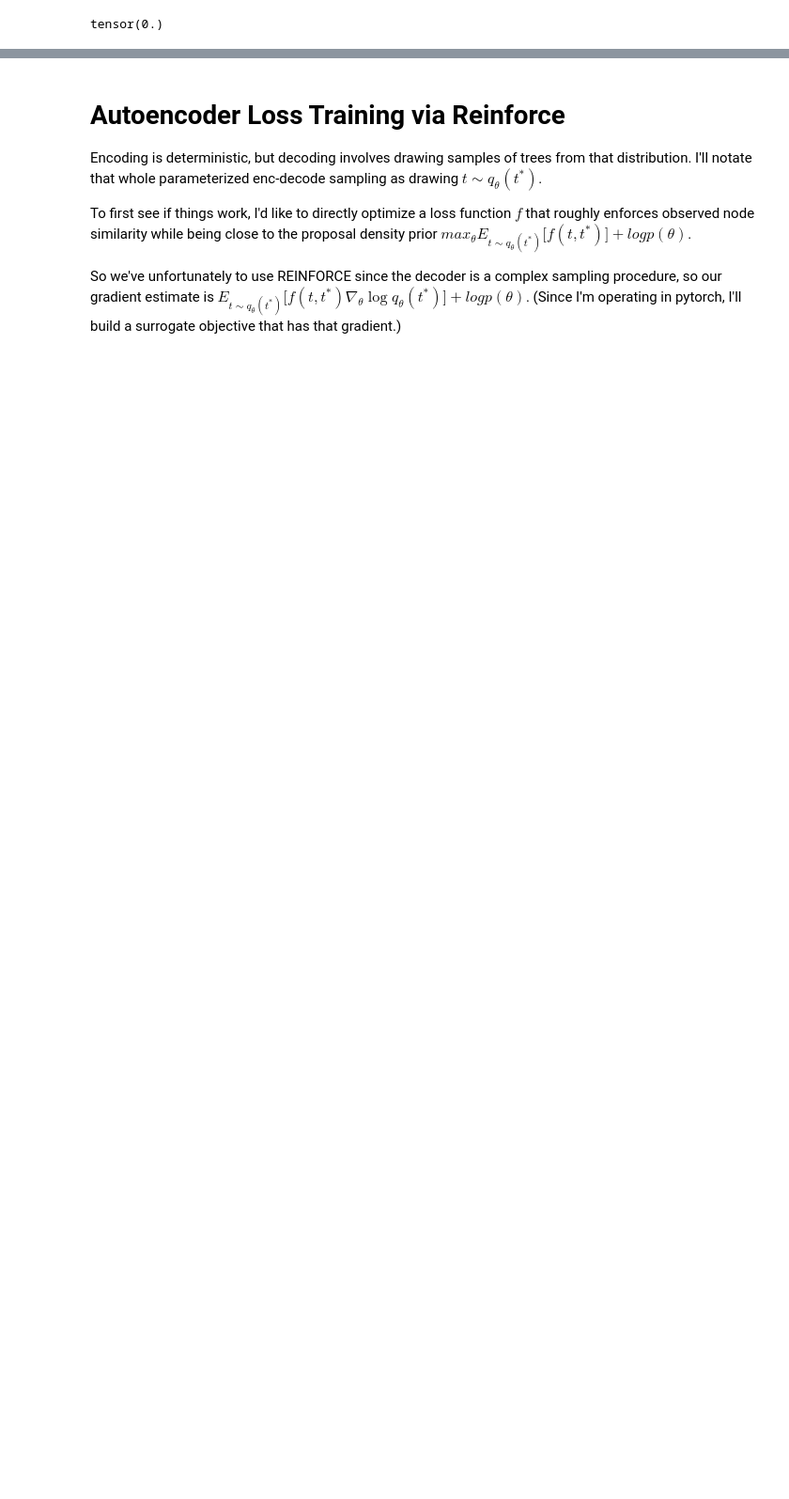
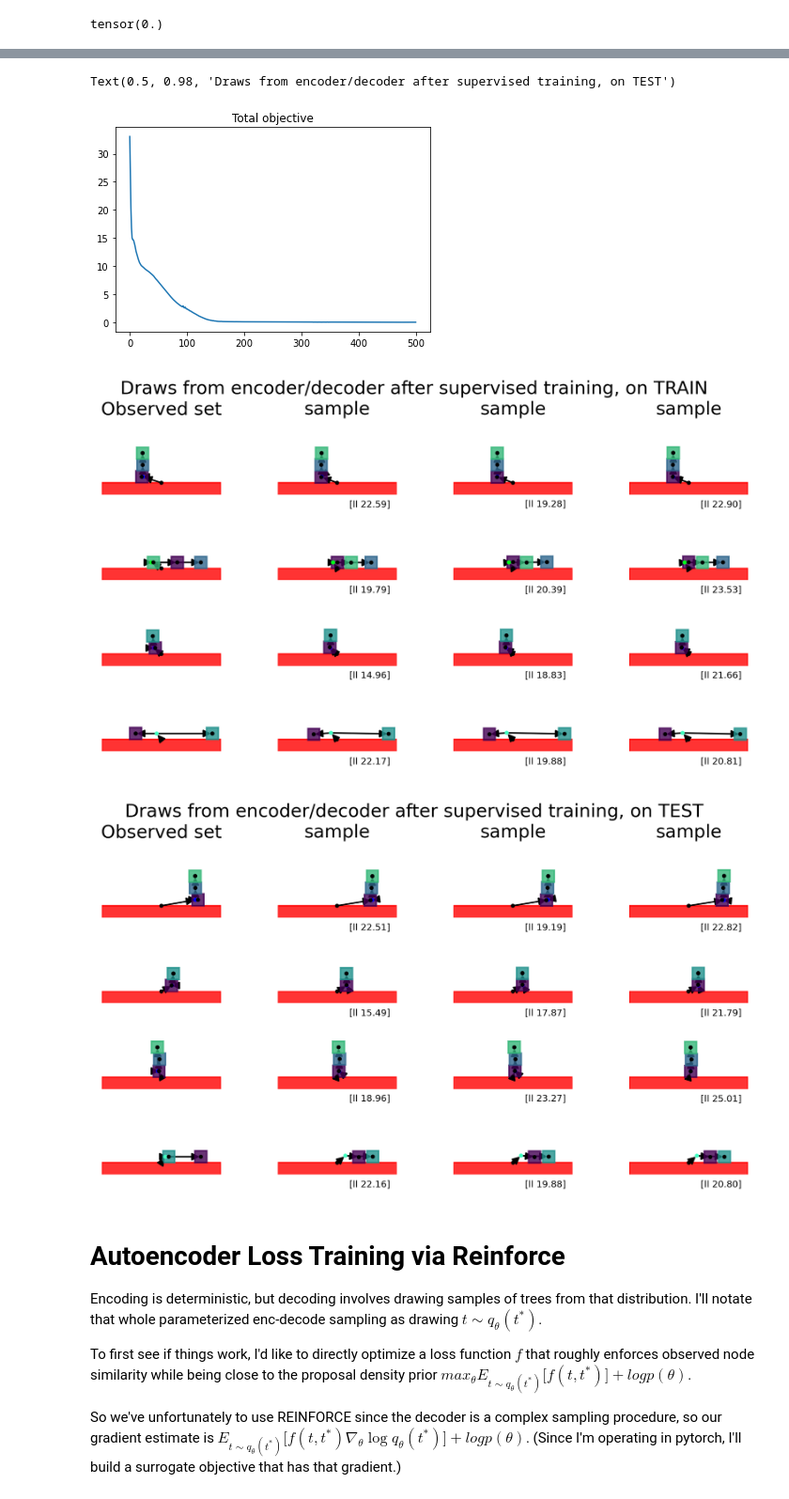
Before and after one commit to gizatt/spatial_scene_grammars, a Jupyter notebook: spatial_scene_grammars_examples/planar_box_stacks/parsing_experiments.ipynb, the cells around one changed output, grey strips where cells are left out. Shown at 94% size. Saved outputs shown, nothing was run; the diff lists cells and outputs as text; code cells hidden in the pictures; blank space fills up the shorter version.

Commit message:
Supervised version seems to work OK!

```diff
--- a/spatial_scene_grammars_examples/planar_box_stacks/parsing_experiments.ipynb
+++ b/spatial_scene_grammars_examples/planar_box_stacks/parsing_experiments.ipynb
@@ -476,3 +638,38 @@ Encoded x: tensor([-0.4018, -0.1504,  0.0038, -0.1165, -0.1535,  0.0610,  0.1393
+# %%
+plt.plot(total_objective_history)
+plt.title("Total objective")
+
+def make_plot(observed_nodes, full_trees, ):
+    plt.figure(dpi=300).set_size_inches(8, 4)
+    fig = plt.gcf()
+    N_width = 4
+    N_height = 4
+    torch.random.manual_seed(41)
+    for i in range(N_height):
+        plt.subplot(N_height, N_width, i*N_height + 1)
+        draw_boxes(full_trees[i], fig=plt.gcf(), ax=plt.gca(), block=False)
+        if i == 0:
+            plt.title("Observed set")
+        x = encoder(observed_nodes[i])
+        for j in range(1, N_width):
+            k = i*N_height + j
+            ax = plt.subplot(N_height, N_width, k + 1)
+            sampled_tree, proposal_density = encoder.sample_tree_from_grammar_vector(meta_tree, x)
+            draw_boxes(sampled_tree, fig=fig, ax=ax, block=False)
+            if i == 0:
+                plt.title("sample")
+            plt.text(x=1., y=-2., s="[ll %0.2f]" % proposal_density, fontsize=6)
+
+make_plot(observed_nodes_for_training, full_trees_for_training)
+plt.suptitle("Draws from encoder/decoder after supervised training, on TRAIN")
+
+make_plot(observed_nodes_for_testing, full_trees_for_testing)
+plt.suptitle("Draws from encoder/decoder after supervised training, on TEST")
+# %% [output]
+Text(0.5, 0.98, 'Draws from encoder/decoder after supervised training, on TEST')
+[figure, added]
+[figure, added]
+[figure, added]
 # %% [markdown]
 # Autoencoder Loss Training via Reinforce
 
```
Also changed, not shown: parts of 13 cells of this notebook, 1 other file.
